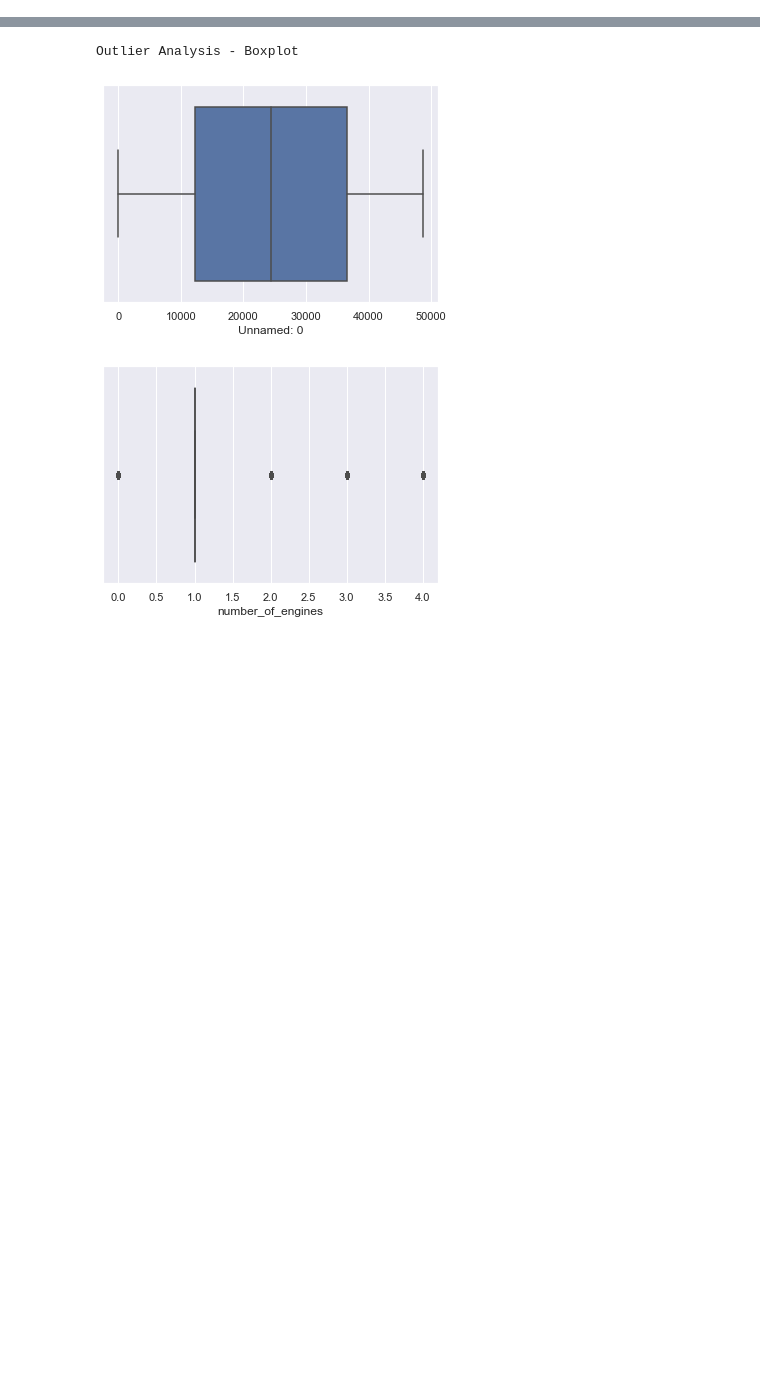
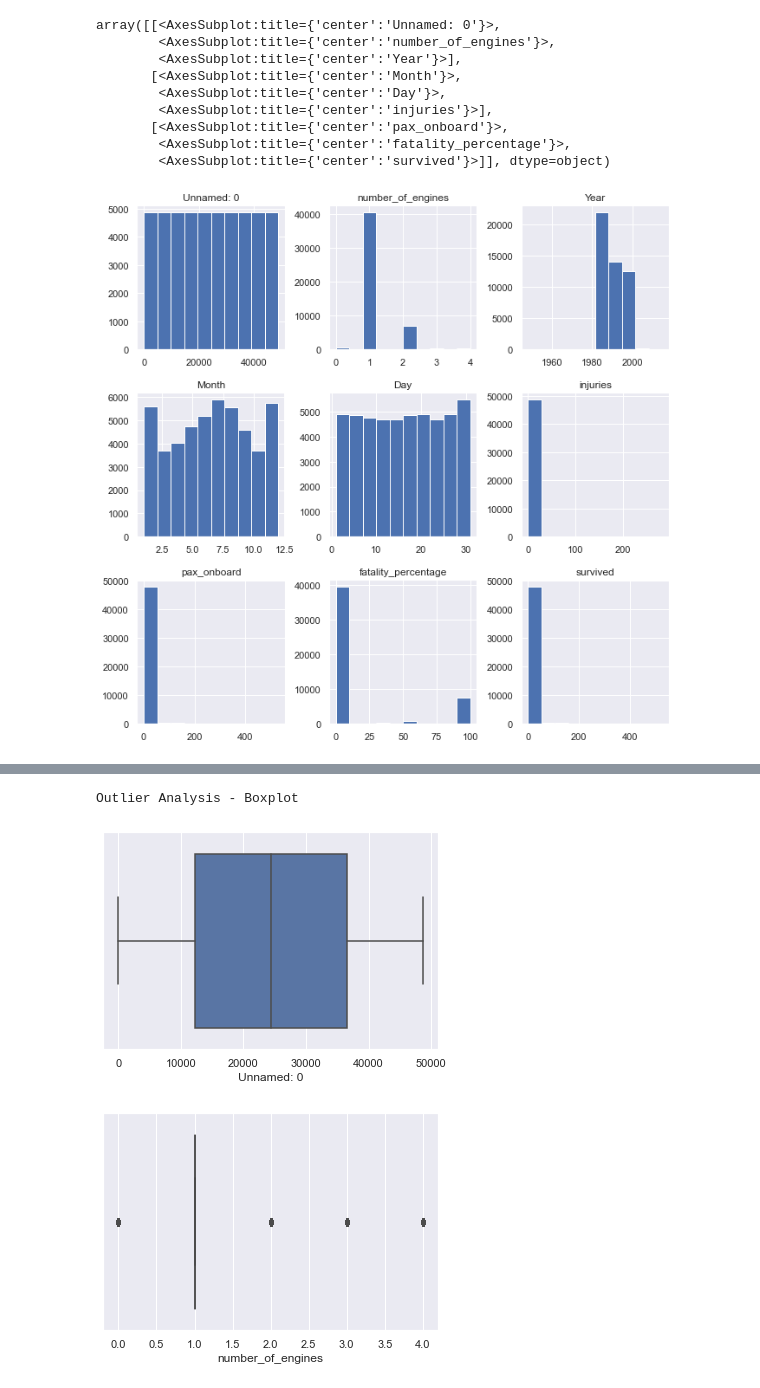
Before and after one commit to reynoso811/ML_Aviation_Safety, a Jupyter notebook: notebooks/visualizations.ipynb, the cells around one changed output, grey strips where cells are left out. Cells and saved outputs as stored; diff of their text form; code cells hidden in the pictures; blank space fills up the shorter version.

```diff
--- a/notebooks/visualizations.ipynb
+++ b/notebooks/visualizations.ipynb
@@ -18,0 +45,14 @@ data_2 = pd.read_csv(viz_aviation_data, encoding='latin-1')
+# %%
+data_2[data_2.dtypes[(data_2.dtypes=="float64")|(data_2.dtypes=="int64")]
+                        .index.values].hist(figsize=[11,11])
+# %% [output]
+array([[<AxesSubplot:title={'center':'Unnamed: 0'}>,
+        <AxesSubplot:title={'center':'number_of_engines'}>,
+        <AxesSubplot:title={'center':'Year'}>],
+       [<AxesSubplot:title={'center':'Month'}>,
+        <AxesSubplot:title={'center':'Day'}>,
+        <AxesSubplot:title={'center':'injuries'}>],
+       [<AxesSubplot:title={'center':'pax_onboard'}>,
+        <AxesSubplot:title={'center':'fatality_percentage'}>,
+        <AxesSubplot:title={'center':'survived'}>]], dtype=object)
+[figure, added]
```
Also changed, not shown: parts of 8 cells of this notebook, 3 other files.
